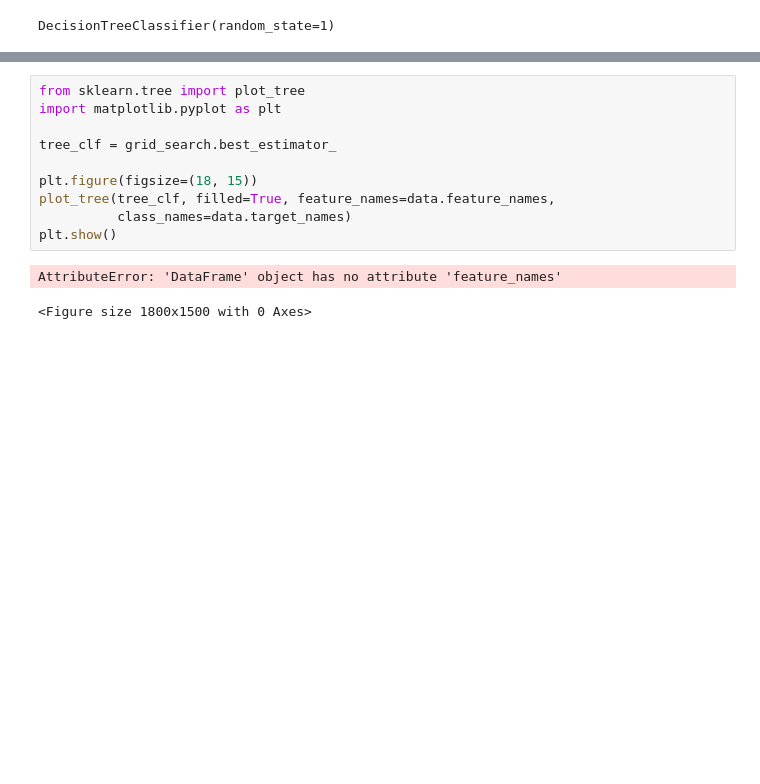
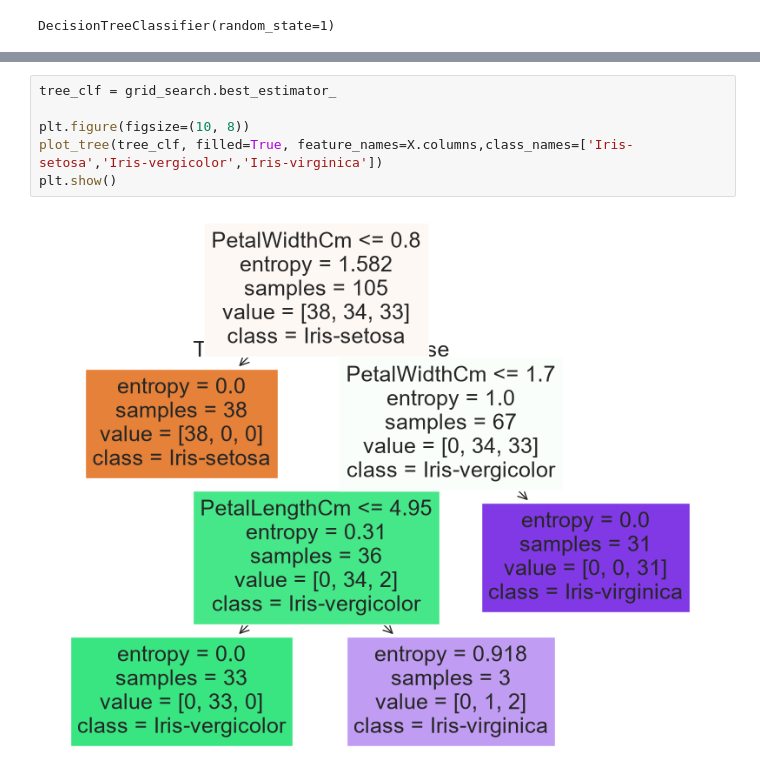
Before and after one commit to khaisint27/data-science-learning, a Jupyter notebook: machine-learning/Iris/iris_exploration.ipynb, the cells around one changed output, grey strips where cells are left out. Saved outputs shown, nothing was run; the diff lists cells and outputs as text; blank space fills up the shorter version.

```diff
--- a/machine-learning/Iris/iris_exploration.ipynb
+++ b/machine-learning/Iris/iris_exploration.ipynb
@@ -178,13 +191,8 @@ DecisionTreeClassifier(criterion='entropy', max_depth=4, random_state=1)
 # %%
-from sklearn.tree import plot_tree
-import matplotlib.pyplot as plt
-
 tree_clf = grid_search.best_estimator_
 
-plt.figure(figsize=(18, 15))
-plot_tree(tree_clf, filled=True, feature_names=data.feature_names,
-          class_names=data.target_names)
+plt.figure(figsize=(10, 8))
+plot_tree(tree_clf, filled=True, feature_names=X.columns,class_names=['Iris-setosa','Iris-vergicolor','Iris-virginica'])
 plt.show()
 # %% [output]
-AttributeError: 'DataFrame' object has no attribute 'feature_names'
-<Figure size 1800x1500 with 0 Axes>
+[figure, added]
```
Also changed, not shown: parts of 11 cells of this notebook.
